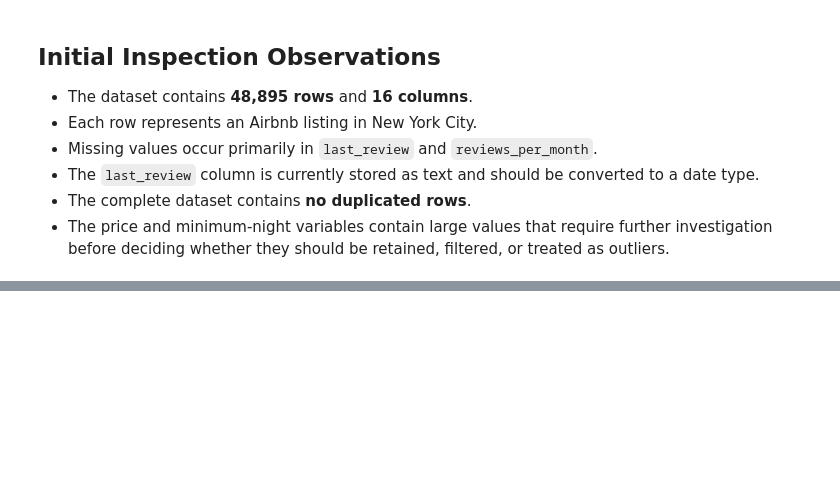
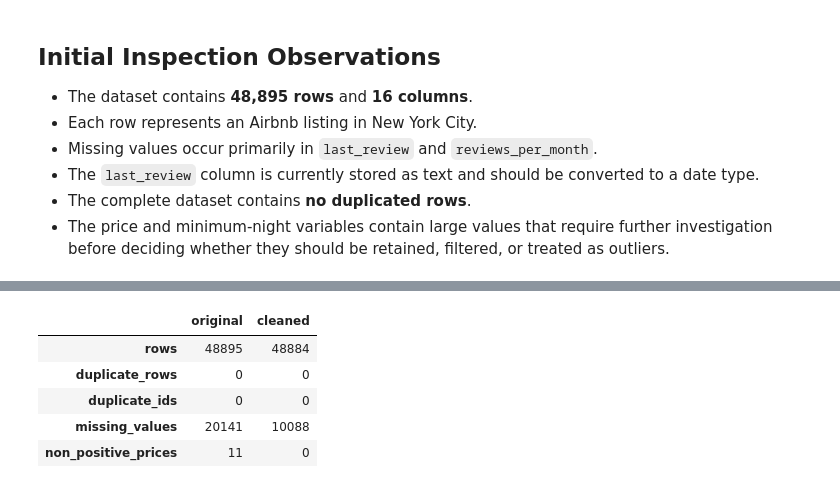
Before and after one commit to MariusJochheim/ai-programming-foundations-project, a Jupyter notebook: data_workflow.ipynb, the cells around one changed output, grey strips where cells are left out. Cells and saved outputs as stored; diff of their text form; code cells hidden in the pictures; blank space fills up the shorter version.

```diff
--- a/data_workflow.ipynb
+++ b/data_workflow.ipynb
@@ -223,0 +339,44 @@ df[analysis_columns].describe().T
+# %%
+def summarize_cleaning(original_data, cleaned_data):
+    """
+    Summarize row counts and selected validation checks before and after cleaning.
+
+    Parameters
+    ----------
+    original_data : pandas.DataFrame
+        Dataset before cleaning.
+    cleaned_data : pandas.DataFrame
+        Dataset after cleaning.
+
+    Returns
+    -------
+    pandas.DataFrame
+        A table comparing dataset size, duplicates, and missing values.
+    """
+    return pd.DataFrame({
+        "original": {
+            "rows": len(original_data),
+            "duplicate_rows": original_data.duplicated().sum(),
+            "duplicate_ids": original_data["id"].duplicated().sum(),
+            "missing_values": original_data.isna().sum().sum(),
+            "non_positive_prices": original_data["price"].le(0).sum(),
+        },
+        "cleaned": {
+            "rows": len(cleaned_data),
+            "duplicate_rows": cleaned_data.duplicated().sum(),
+            "duplicate_ids": cleaned_data["id"].duplicated().sum(),
+            "missing_values": cleaned_data.isna().sum().sum(),
+            "non_positive_prices": cleaned_data["price"].le(0).sum(),
+        },
+    })
+# %%
+df_clean = clean_review_data(df)
+df_clean = remove_invalid_records(df_clean)
+summarize_cleaning(df, df_clean)
+# %% [output]
+|  | original | cleaned |
+| rows | 48895 | 48884 |
+| duplicate_rows | 0 | 0 |
+| duplicate_ids | 0 | 0 |
+| missing_values | 20141 | 10088 |
+| non_positive_prices | 11 | 0 |
```
Also changed, not shown: parts of 8 cells of this notebook.
